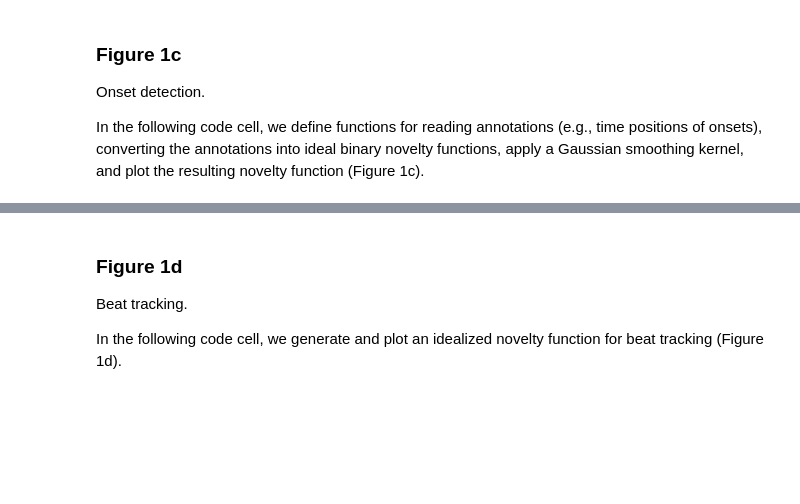
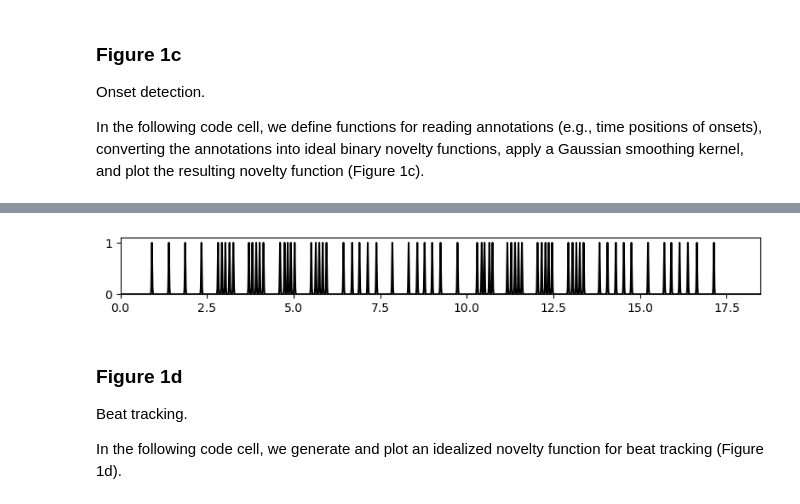
Before and after one commit to groupmm/edu_novfct, a Jupyter notebook: Figure01.ipynb, the cells around one changed output, grey strips where cells are left out. Cells and saved outputs as stored; diff of their text form; code cells hidden in the pictures; blank space fills up the shorter version.

```diff
--- a/Figure01.ipynb
+++ b/Figure01.ipynb
@@ -122,3 +76,63 @@ if export == True:
+# %%
+### Figure01c
+def read_anncsv(csvpath):
+    """ Read the provided .csv and organize the four types of annotations
+
+    Args:
+        csvpath (str): Filepath of annotations.
+    Returns:
+        ann_dict (dict): Dictionary of annotations for onset, beat, downbeat, and structure.
+    """
+    ann_info = np.array(pd.read_csv(csvpath, header = None))
+    ann_dict = {'onset':[], 'beat':[], 'downbeat':[], 'structure':[]}
+    for ann_str in ann_info[1:]:
+        time, ann_type = ann_str[0].split(';')
+        ann_dict[ann_type.strip('"')].append(float(time))
+    return ann_dict
+
+def generate_nov_from_events(events, dur_sec = None, Fs_nov =100, sigma= None, max_norm = False):
+    """ Generate an frame-based idealized novelty function from the time sequence of events.
+
+    Args:
+        events (np.ndarray): Numpy array of time points (in second) of events (e.g., onsets).
+        dur_sec (float): Duration (in seconds) of the generated novelty function. If None, it will be set as the last element of events.
+        Fs_nov (float): Frame rate (in frame-per-second) of the generated novelty function.
+        sigma (float): Sigma of 1D Gaussian filter. If None, no filter will be applied.
+        max_norm (bool): Apply max normalization before returning the generated novely function.
+    Returns:
+        nov (np.ndarray): Numpy array of the generated novelty function.
+    """
+
+    if dur_sec:
+        end_frame = round(dur_sec*Fs_nov)+1
+    else:
+        end_frame = round(events[-1]*Fs_nov)+1
+    nov = np.zeros((end_frame, ))
+    for ind, event in enumerate(list(events)):
+        nov[round(event*Fs_nov)] = 1
+
+    if sigma:
+        nov = gaussian_filter1d(nov, sigma = sigma, mode = 'constant')
+    if max_norm==True:
+        nov = nov/nov.max()
+
+    return nov
+
+Fs_nov = 100 ## frame-rate of the ideal novelty function
+csvpath = './data/example_Burgmueller_ann.csv'
+ann_dict =read_anncsv(csvpath )
+### Frame-based idealized novelty function for onsets
+ideal_onset = generate_nov_from_events(ann_dict['onset'], dur_sec = x_duration, Fs_nov = Fs_nov, sigma = 1, max_norm = True)
+
+libfmp.b.plot_signal(ideal_onset, Fs_nov, color='k', dpi=dpi, figsize=figsize, xlabel='')
+plt.xlim(plot_xlim)
+plt.ylim(plot_ylim)
+plt.tight_layout()
+output_path = os.path.join('./export/Figure01c.png')
+if export == True:
+    plt.savefig(output_path)
+# %% [output]
+[figure, added]
 # %% [markdown]
 ### Figure 1d
 
```
Also changed, not shown: parts of 8 cells of this notebook, 13 other files.
